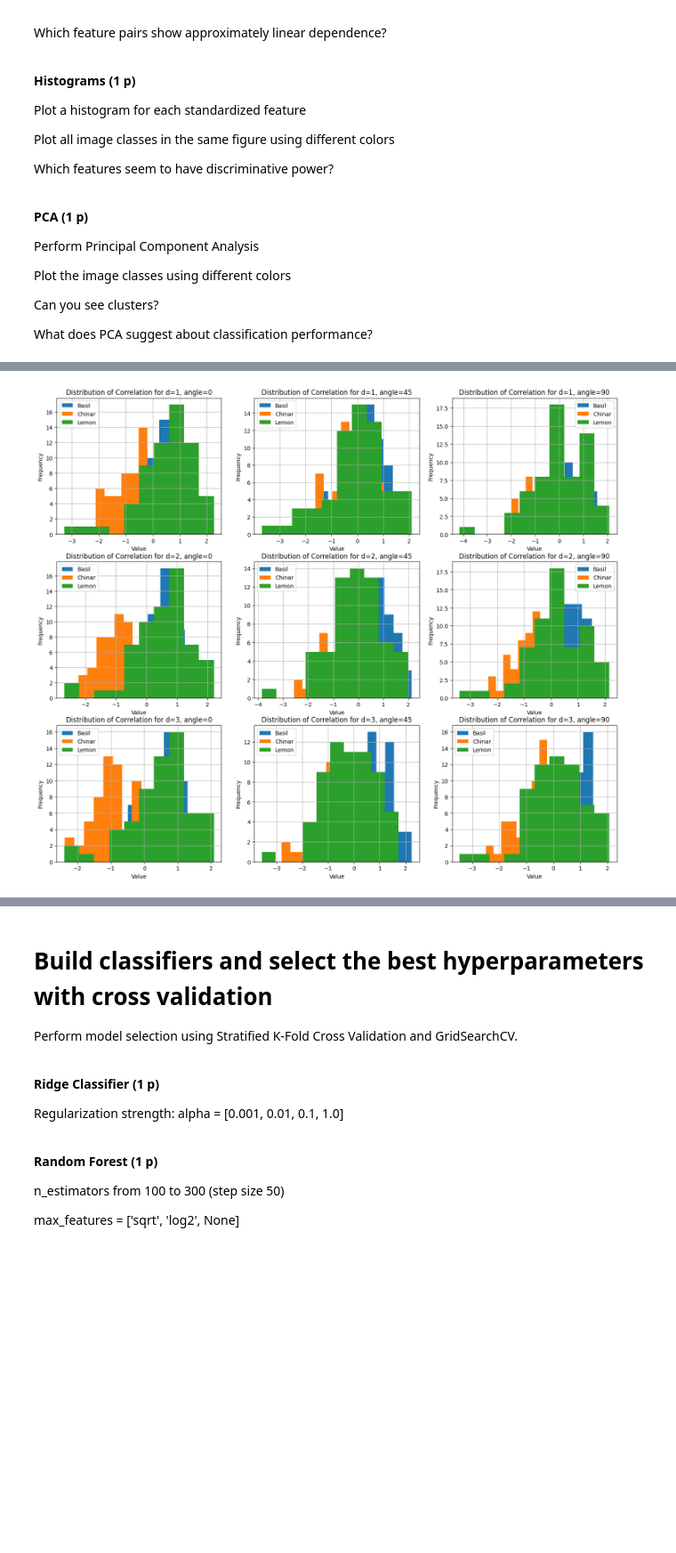
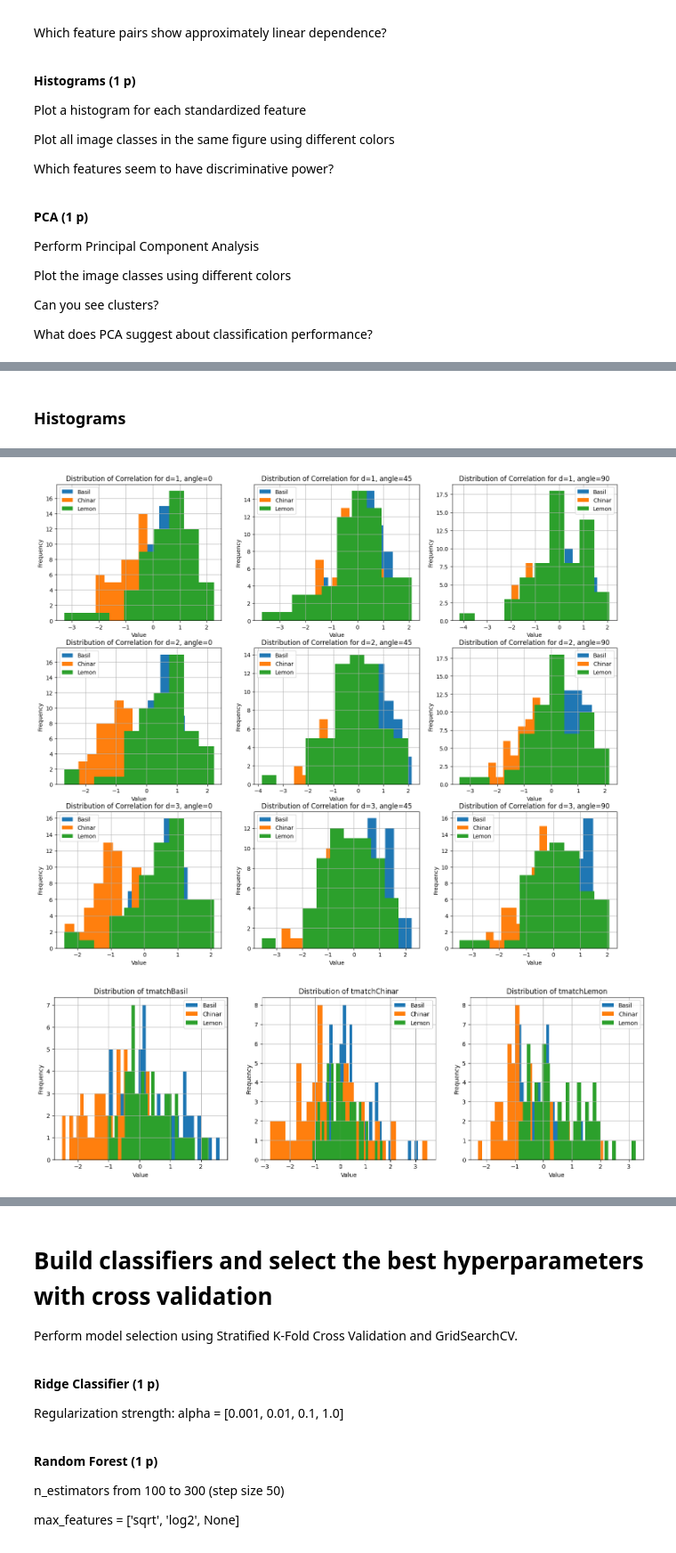
Before and after one commit to gencere757/MLPR, a Jupyter notebook: Instructions.ipynb, the cells around one changed output, grey strips where cells are left out. Shown at 89% size. Drawn from its saved outputs; the diff is of its cells as text; code cells hidden in the pictures; blank space fills up the shorter version.

```diff
--- a/Instructions.ipynb
+++ b/Instructions.ipynb
@@ -296,11 +374,13 @@ Histogram For Mean and Variance
+# %% [markdown]
+### Histograms
 # %%
-featureNames = ['meanR', 'meanG', 'meanB', 'varR', 'varG', 'varB']
+featureNames = ['meanR', 'meanG', 'meanB', 'varR', 'varG', 'varB',"tmatchBasil", "tmatchChinar", "tmatchLemon"]
 classes = list(featuresDict.keys())   #Classes in dataset
 standarizedfeaturesDict = dict()    #A dictionary that contains seperate dictionaries which contains np arrays for each feature
 for className in classes:
     standarizedfeaturesDict[className] = dict()
 
-#Here, we standardize all the first order features
+#Here, we standardize all the first order and template matching features
 for feature in featureNames:
     features = extractFeature(featuresDict, feature)
     #Calculate means and std devs of each feature
@@ -336,41 +416,58 @@ for className in classes:
 
 
 
-
 #Plots the features
 #Create the figure
 fig, axes = plt.subplots(2, 3, figsize=(18, 10))
 axes = axes.flatten()
 #Create sub-plots
-for idx in range(len(featureNames)):    #Go thru each feature
+for idx in range(len(featureNames)-3):    #Go thru each feature
     feature = featureNames[idx]
     ax = axes[idx]
     for classType, vals in standarizedfeaturesDict.items():   #Go through each class type
         featureList = vals[feature]    #Extract this feature's values as a list
         ax.hist(featureList, bins=30, label=classType)
         ax.set_xlabel('Value')
         ax.set_ylabel('Frequency')
         ax.set_title(f'Distribution of {feature}')
         ax.legend()
         ax.grid()
 
+#Plot the GLCM Features
 fig, axes = plt.subplots(3, 3, figsize=(18, 15))
 
 for distance in distancesGLCM:
     distIdx = distancesGLCM.index(distance)
     for angle in anglesGLCM:
         angleIdx = anglesGLCM.index(angle)
         for className in classes:
             corrList = list()
             ax = axes[distIdx][angleIdx]
             for corr in standarizedfeaturesDict[className]["correlation"]:
                 corrList.append(corr[distIdx][angleIdx])
             ax.hist(corrList,label=className)
             ax.set_xlabel('Value')
             ax.set_ylabel('Frequency')
             ax.set_title(f"Distribution of Correlation for d={distance}, angle={angle}")
             ax.legend()
             ax.grid()
+
+temp_features = ["tmatchBasil", "tmatchChinar", "tmatchLemon"]
+fig, axes = plt.subplots(1,3, figsize= (18,5))
+axes = axes.flatten()
+#Create sub-plots
+for idx in range(3):    #Go thru each template matching feature
+    feature = temp_features[idx]
+    ax = axes[idx]
+    for classType, vals in standarizedfeaturesDict.items():   #Go through each class type
+        featureList = vals[feature]    #Extract this feature's values as a list
+        ax.hist(featureList, bins=30, label=classType)
+        ax.set_xlabel('Value')
+        ax.set_ylabel('Frequency')
+        ax.set_title(f'Distribution of {feature}')
+        ax.legend()
+        ax.grid()
 # %% [output]
 [figure]
 [figure]
+[figure, added]
```
Also changed, not shown: parts of 27 cells of this notebook.
